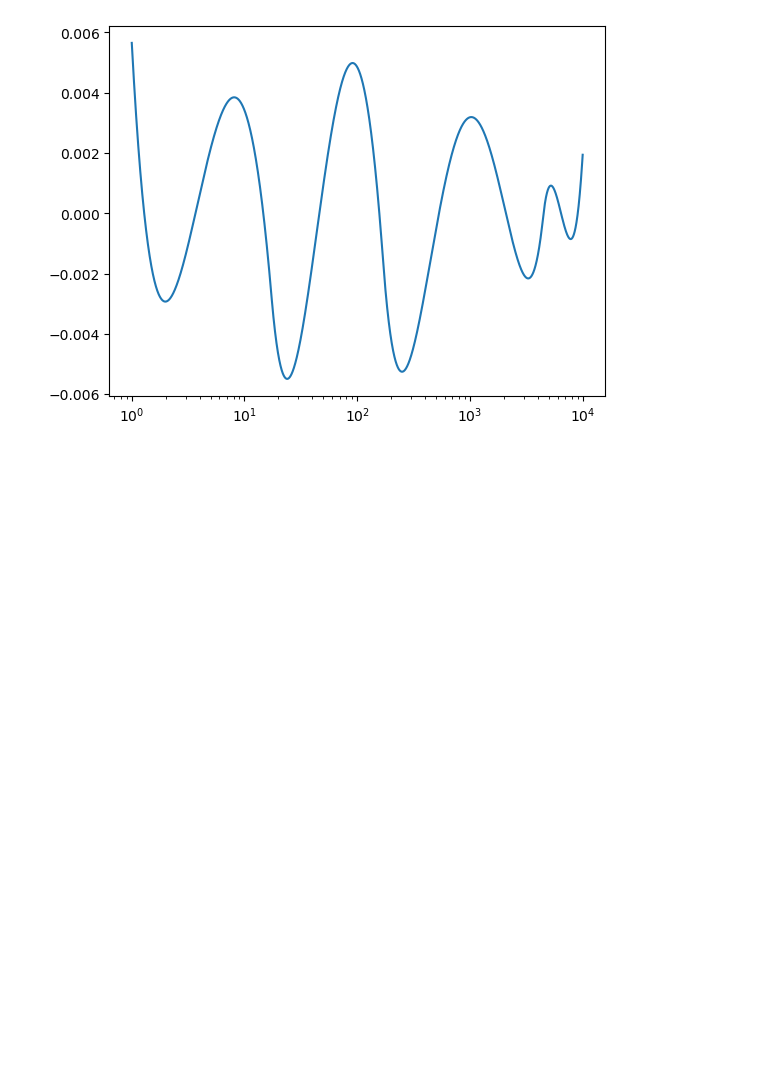
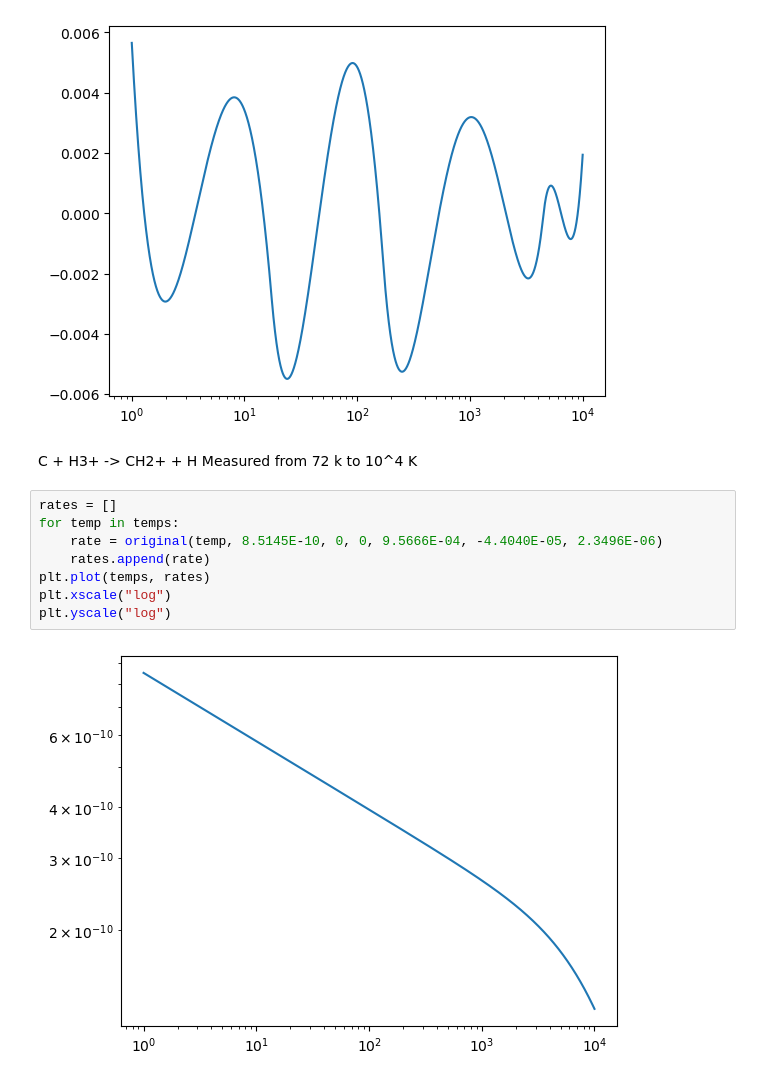
Before and after one commit to wostling/SavinGroup, a Jupyter notebook: Contiuous_Piecewise_Fits.ipynb, the cells around one changed output. Cells and saved outputs as stored; diff of their text form; blank space fills up the shorter version.

```diff
--- a/Contiuous_Piecewise_Fits.ipynb
+++ b/Contiuous_Piecewise_Fits.ipynb
@@ -196,3 +196,16 @@ plt.plot(temps, percent)
 plt.xscale("log")
 # %% [output]
 [figure]
+# %% [markdown]
+ C + H3+  ->  CH2+ + H
+ Measured from 72 k to 10^4 K
+# %%
+rates = []
+for temp in temps:
+    rate = original(temp, 8.5145E-10, 0, 0, 9.5666E-04, -4.4040E-05, 2.3496E-06)
+    rates.append(rate)
+plt.plot(temps, rates)
+plt.xscale("log")
+plt.yscale("log")
+# %% [output]
+[figure, added]
```
Also changed, not shown: parts of 21 cells of this notebook.
